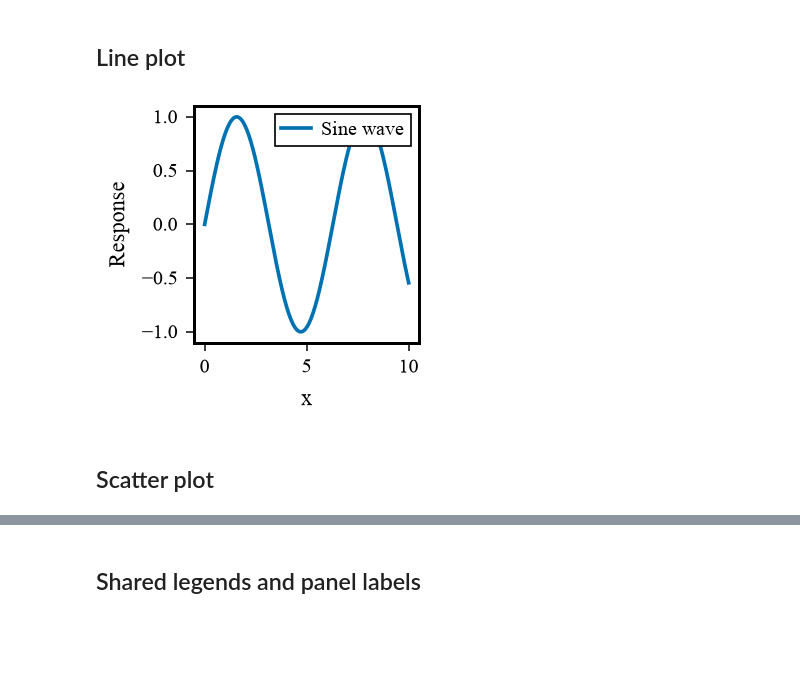
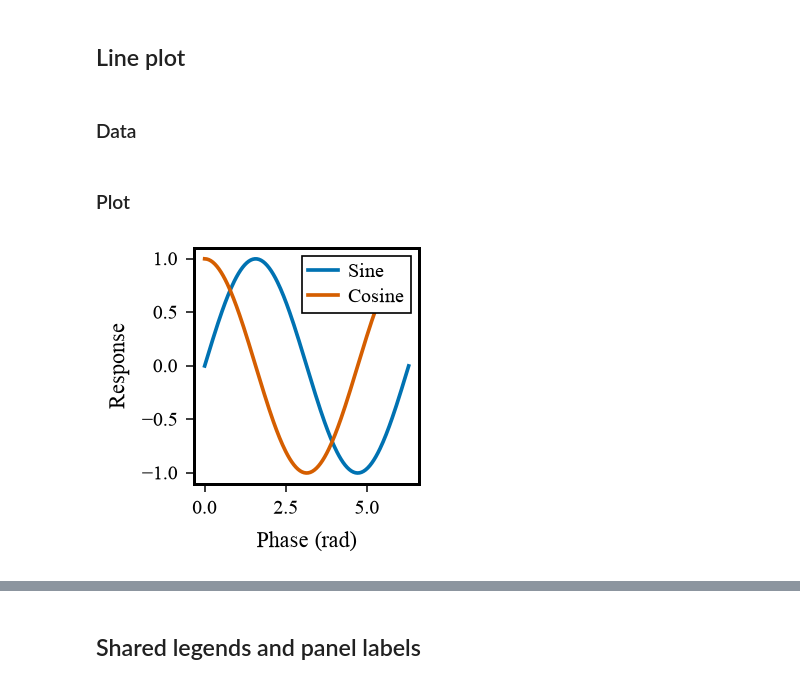
Before and after one commit to PentagonToy/Hedgehogs, a Jupyter notebook: tutorials/plots.ipynb, the cells around one changed output, grey strips where cells are left out. Cells and saved outputs as stored; diff of their text form; code cells hidden in the pictures; blank space fills up the shorter version.

```diff
--- a/tutorials/plots.ipynb
+++ b/tutorials/plots.ipynb
@@ -9,8 +9,9 @@ import hedgehogs as hdg
 # %% [markdown]
 ## Figure configuration
 # %%
-figure_size = hdg.figsize()
-palette = hdg.get_palette()
+FIG_X, FIG_Y = hdg.figsize(name="science", column="single")
+PALETTE = hdg.get_palette(palette="okabe-ito")
 hdg.set_style()
-figure_root = Path.cwd() / "output" / "figures"
-figure_root.mkdir(parents=True, exist_ok=True)
+
+FIGURE_DIR = Path.cwd() / "output" / "figures"
+FIGURE_DIR.mkdir(parents=True, exist_ok=True)
@@ -27,13 +18,21 @@ field = np.exp(-((X - 0.4)**2 + (Y - 0.6)**2) / 0.025)
 # %% [markdown]
 ## Line plot
+# %% [markdown]
+### Data
+# %%
+x = np.linspace(0, 2*np.pi, 200)
+response = np.sin(x)
+reference = np.cos(x)
+# %% [markdown]
+### Plot
 # %%
-fig, ax = plt.subplots(figsize=figure_size)
-ax.plot(x, response, label="Sine wave")
+fig, ax = plt.subplots(figsize=(FIG_X, FIG_Y))
+ax.plot(x, response, color=PALETTE["blue"], label="Sine")
+ax.plot(x, reference, color=PALETTE["red"], label="Cosine")
+ax.set(xlabel="Phase (rad)", ylabel="Response")
 ax.legend(loc="best")
-ax.set(xlabel="x", ylabel="Response")
-hdg.plots.save(figure_root / "line_plot.pdf", dpi=600)
+
+hdg.plots.save(FIGURE_DIR / "line_plot.pdf", dpi=300, transparent=True)
 hdg.plots.show()
 # %% [output]
-[figure, old version]
+[figure, new version]
-# %% [markdown]
-## Scatter plot
```
Also changed, not shown: parts of 33 cells of this notebook, 27 other files.
